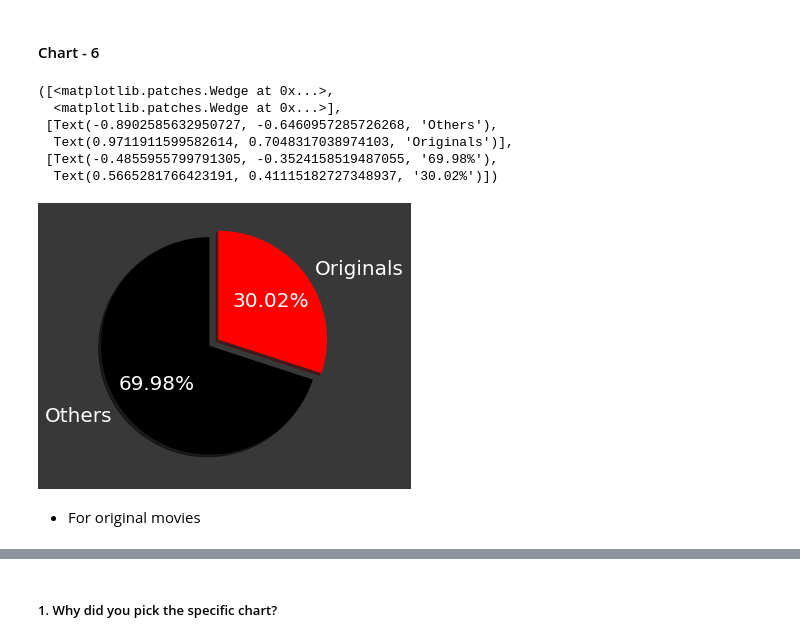
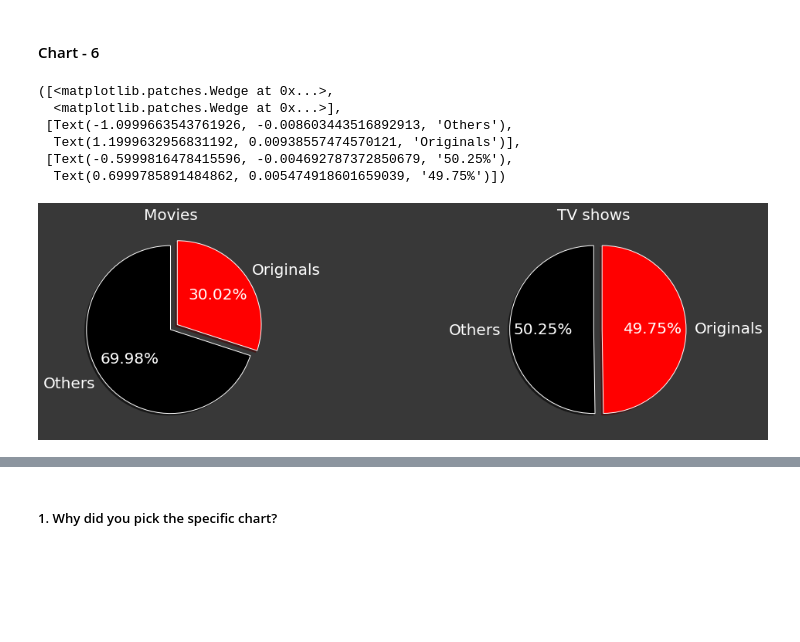
Before and after one commit to Kaustubh-Amare/Netflix-movies-and-tv-shows-clustering-ML, a Jupyter notebook: Netflix_Movies_&_TV_shows_clustering_ML.ipynb, the cells around one changed output, grey strips where cells are left out. Drawn from its saved outputs; the diff is of its cells as text; code cells hidden in the pictures; blank space fills up the shorter version.

Commit message:
Netflix originals pie chart final code

```diff
--- a/Netflix_Movies_&_TV_shows_clustering_ML.ipynb
+++ b/Netflix_Movies_&_TV_shows_clustering_ML.ipynb
@@ -525,21 +525,23 @@ Answer Here
 # %%
 # Chart - 6 visualization code
 
 df_movies['originals'] = np.where(df_movies['release_year'] == df_movies['year_added'], 'Yes', 'No')
 # pie plot showing percentage of originals and others in movies
-fig, ax = plt.subplots(figsize=(5,5),facecolor="#383838")
+fig, ax = plt.subplots(nrows= 1, ncols=2, figsize=(18,5),facecolor="#383838")
 explode = (0, 0.1)
-ax.patch.set_facecolor('#383838')
-
-ax.pie(df_movies['originals'].value_counts(), explode=explode, autopct='%.2f%%', labels= ['Others', 'Originals'],
+ax[0].set_title('Movies', color='white', fontsize = 20)
+ax[0].pie(df_movies['originals'].value_counts(), explode=explode, autopct='%.2f%%', labels= ['Others', 'Originals'],
        shadow=True, startangle=90,textprops={'color':"white", 'fontsize': 20}, colors =['black','red'])
+# pie plot showing percentage of originals and others in TV_shows
+df_shows['originals'] = np.where(df_shows['release_year'] == df_shows['year_added'], 'Yes', 'No')
+ax[1].set_title('TV shows', color='white', fontsize = 20 )
+ax[1].pie(df_shows['originals'].value_counts(), explode=explode, autopct='%.2f%%', labels= ['Others', 'Originals'],
+       shadow=True, startangle=90,textprops={'color':"white", 'fontsize': 20}, colors =['black','red'])
 # %% [output]
 ([<matplotlib.patches.Wedge at 0x...>,
   <matplotlib.patches.Wedge at 0x...>],
- [Text(-0.8902585632950727, -0.6460957285726268, 'Others'),
-  Text(0.9711911599582614, 0.7048317038974103, 'Originals')],
- [Text(-0.4855955799791305, -0.3524158519487055, '69.98%'),
-  Text(0.5665281766423191, 0.41115182727348937, '30.02%')])
+ [Text(-1.0999663543761926, -0.008603443516892913, 'Others'),
+  Text(1.1999632956831192, 0.00938557474570121, 'Originals')],
+ [Text(-0.5999816478415596, -0.004692787372850679, '50.25%'),
+  Text(0.6999785891484862, 0.005474918601659039, '49.75%')])
-[figure, old version]
+[figure, new version]
-# %% [markdown]
-* For original movies
```
Also changed, not shown: parts of 3 cells of this notebook.
